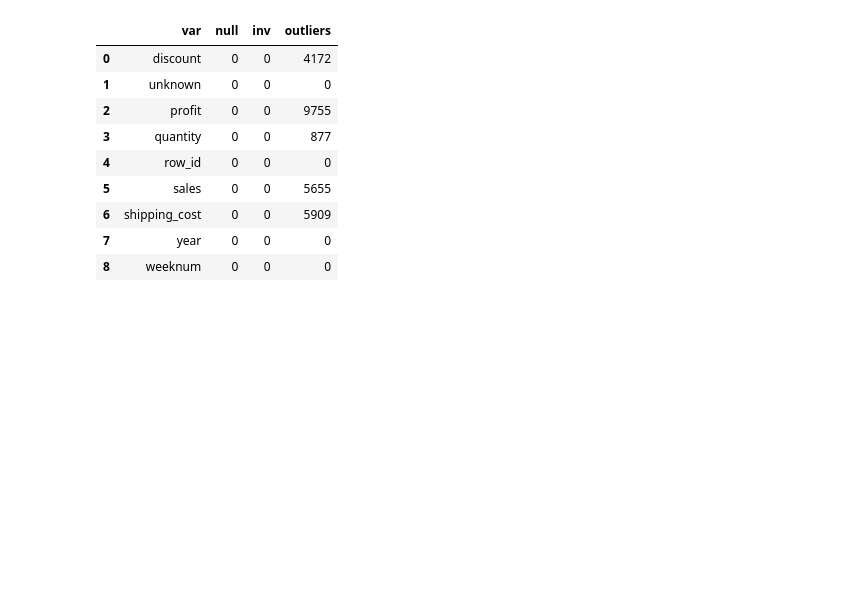
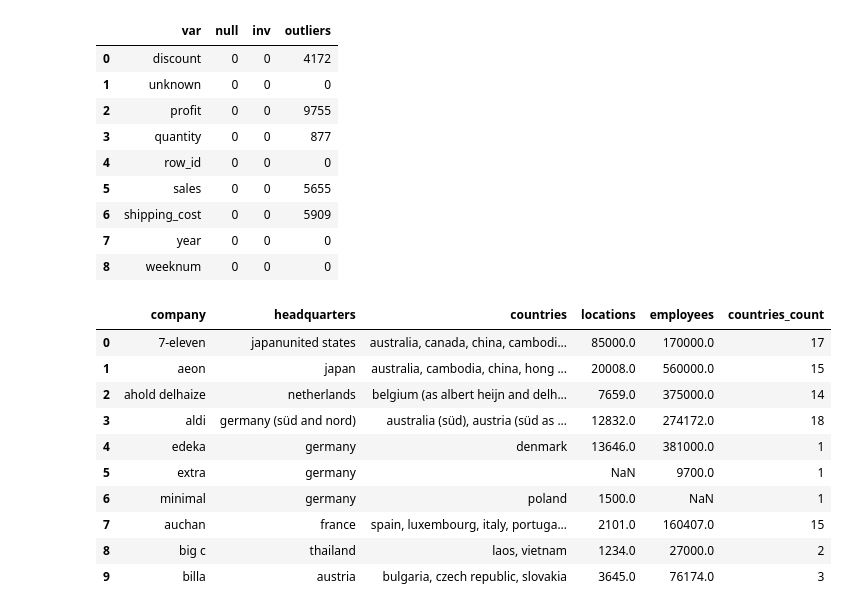
Before and after one commit to 4L4N4F/python-ETL-pipeline, a Jupyter notebook: proj005.ipynb, the cells around one changed output. Saved outputs shown, nothing was run; the diff lists cells and outputs as text; code cells hidden in the pictures; blank space fills up the shorter version.

```diff
--- a/proj005.ipynb
+++ b/proj005.ipynb
@@ -155,3 +155,85 @@ variable_report
 | 6 | shipping_cost | 0 | 0 | 5909 |
 | 7 | year | 0 | 0 | 0 |
 | 8 | weeknum | 0 | 0 | 0 |
+# %%
+# web scraping
+
+wiki = "https://en.wikipedia.org/wiki/List_of_supermarket_chains"
+headers = {
+    'User-Agent': 'Mozilla/5.0 (Windows NT 10.0; Win64; x64) AppleWebKit/537.36 '
+                  '(KHTML, like Gecko) Chrome/91.0.4472.124 Safari/537.36'
+}
+
+try:
+    req = Request(wiki, headers=headers)
+    wiki_page = urlopen(req)
+    soup = BeautifulSoup(wiki_page, 'html.parser')
+    wiki_page.close()
+
+    tabela = soup.find('table', class_='wikitable')
+    if tabela is None:
+        raise ValueError("tabela não encontrada")
+
+    linhas = tabela.find_all('tr')
+    cabecalho = [th.text.strip() for th in linhas[0].find_all('th')]
+
+    dados = []
+    for linha in linhas[1:]:
+        colunas = linha.find_all(['td', 'th'])
+        if len(colunas) > 0:
+            dados.append([coluna.text.strip() for coluna in colunas])
+
+    df_multinacional = pd.DataFrame(dados, columns=cabecalho)
+
+    df_multinacional.columns = df_multinacional.columns.str.lower()
+    df_multinacional = df_multinacional.drop(columns=['map'], errors='ignore')
+    df_multinacional = df_multinacional.rename(columns={
+        "served countries (besides the headquarters)": "countries",
+        "number of locations": "locations",
+        "number of employees": "employees"
+    })
+
+    def extract_number_clean(value):
+        if pd.isna(value) or str(value).strip() == '':
+            return None
+
+        # remove vírgulas e pontos
+        value_clean = str(value).replace(',', '').replace('.', '')
+        match = re.search(r'\d+', value_clean)
+        return int(match.group()) if match else None
+
+    df_multinacional['locations'] = df_multinacional['locations'].apply(extract_number_clean)
+    df_multinacional['employees'] = df_multinacional['employees'].apply(extract_number_clean)
+
+
+    def count_countries(value):
+        if pd.isna(value) or str(value).strip() == '':
+            return 1
+        return len([c.strip() for c in str(value).split(',') if c.strip() and c.strip() != 'nan'])
+
+    df_multinacional['countries_count'] = df_multinacional['countries'].apply(count_countries)
+
+    # abre cópia limpa e padroniza strings
+    df_multinacional_limpo = df_multinacional.copy()
+    for col in df_multinacional_limpo.select_dtypes(include='object').columns:
+        df_multinacional_limpo[col] = df_multinacional_limpo[col].str.strip().str.lower()
+
+    # verificação
+    display(df_multinacional_limpo.head(10))
+
+except (URLError, HTTPError) as e:
+    print("Erro ao acessar a página:", e)
+except Exception as e:
+    print("Erro no processamento:", e)
+# %% [output]
+|  | company | headquarters | countries | locations | employees | countries_count |
+| 0 | 7-eleven | japanunited states | australia, canada, china, cambodi... | 85000.0 | 170000.0 | 17 |
+| 1 | aeon | japan | australia, cambodia, china, hong ... | 20008.0 | 560000.0 | 15 |
+| 2 | ahold delhaize | netherlands | belgium (as albert heijn and delh... | 7659.0 | 375000.0 | 14 |
+| 3 | aldi | germany (süd and nord) | australia (süd), austria (süd as ... | 12832.0 | 274172.0 | 18 |
+| 4 | edeka | germany | denmark | 13646.0 | 381000.0 | 1 |
+| 5 | extra | germany |  | NaN | 9700.0 | 1 |
+| 6 | minimal | germany | poland | 1500.0 | NaN | 1 |
+| 7 | auchan | france | spain, luxembourg, italy, portuga... | 2101.0 | 160407.0 | 15 |
+| 8 | big c | thailand | laos, vietnam | 1234.0 | 27000.0 | 2 |
+| 9 | billa | austria | bulgaria, czech republic, slovakia | 3645.0 | 76174.0 | 3 |
```
Also changed, not shown: parts of 3 cells of this notebook.
